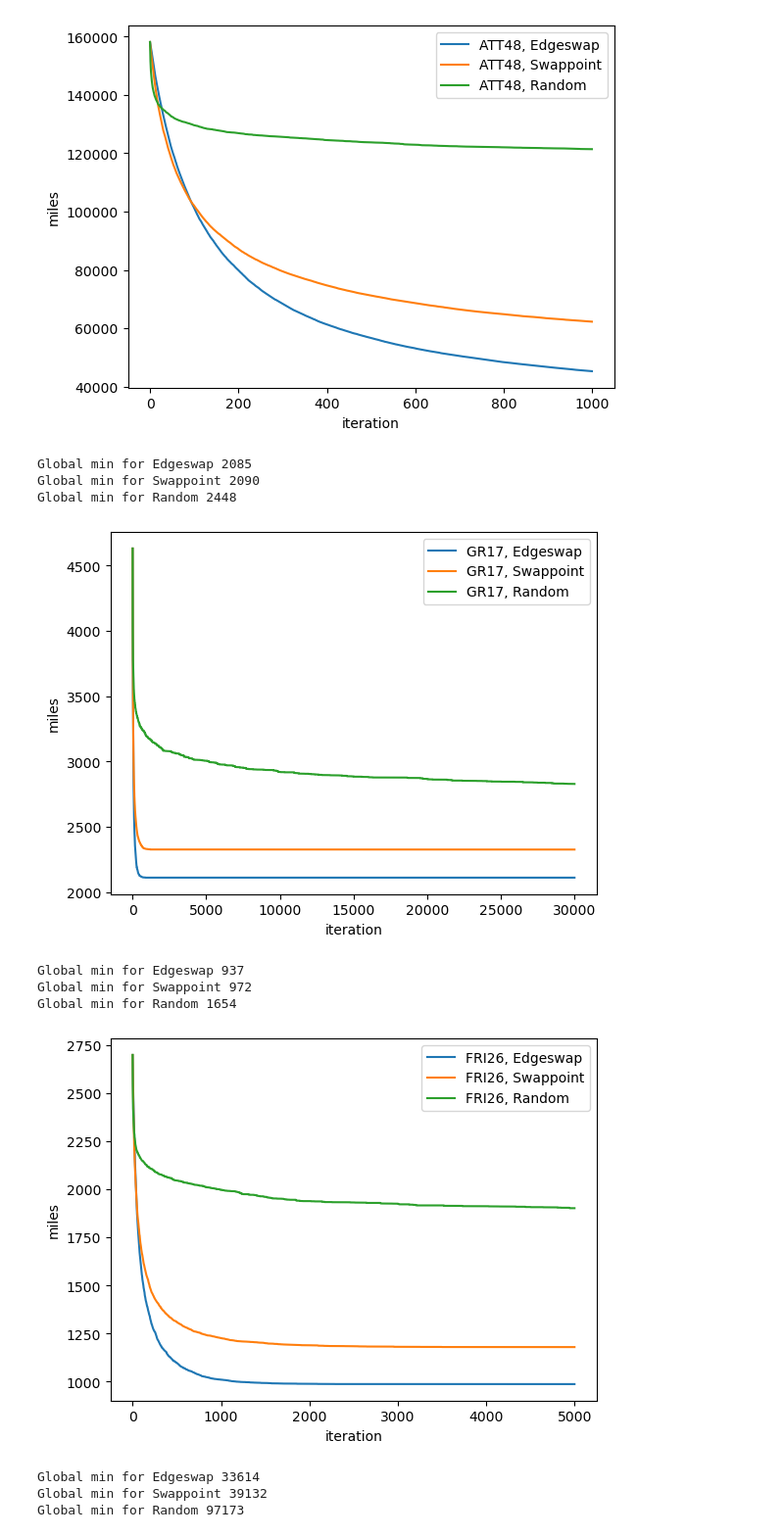
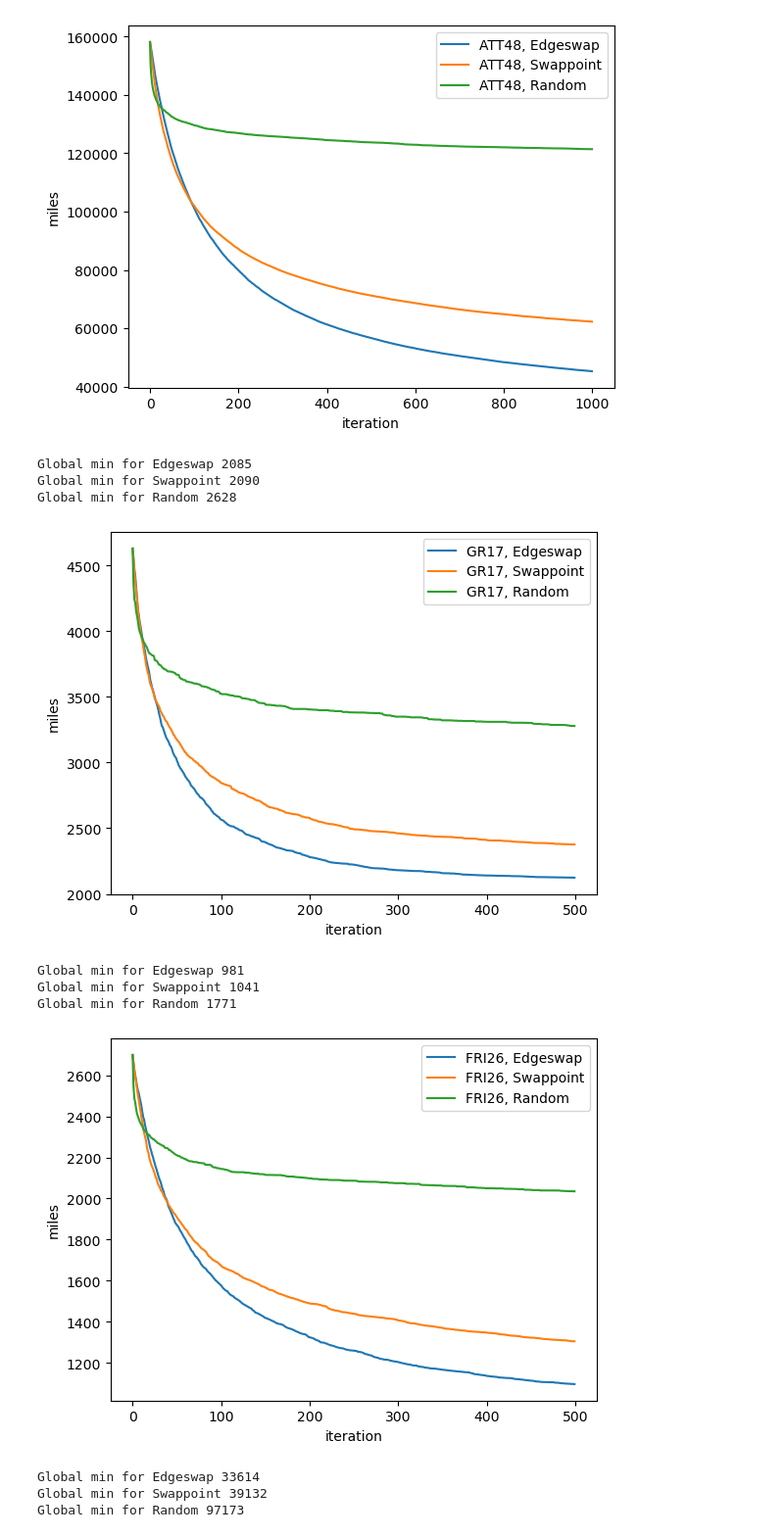
Before and after one commit to Lothe1/Heuristic_Optimization_-T1_2023-, a Jupyter notebook: HW1.ipynb, the cells around one changed output. Shown at 98% size. Cells and saved outputs as stored; diff of their text form; code cells hidden in the pictures.

```diff
--- a/HW1.ipynb
+++ b/HW1.ipynb
@@ -246,19 +238,19 @@ Global min for Swappoint 48548
 Global min for Random 102736
 [figure]
 # %%
-runSimulation(100,30000, First_data_set, "GR17")
+runSimulation(100,500, First_data_set, "GR17")
 # %% [output]
 Global min for Edgeswap 2085
 Global min for Swappoint 2090
-Global min for Random 2448
+Global min for Random 2628
-[figure, old version]
+[figure, new version]
 # %%
-runSimulation(100,5000, Sec_data_set, "FRI26")
+runSimulation(100,500, Sec_data_set, "FRI26")
 # %% [output]
-Global min for Edgeswap 937
-Global min for Swappoint 972
-Global min for Random 1654
+Global min for Edgeswap 981
+Global min for Swappoint 1041
+Global min for Random 1771
-[figure, old version]
+[figure, new version]
 # %%
 runSimulation(100,80000, Third_data_set, "ATT48")
 # %% [output]
```
Also changed, not shown: parts of 3 cells of this notebook, 2 other files.
